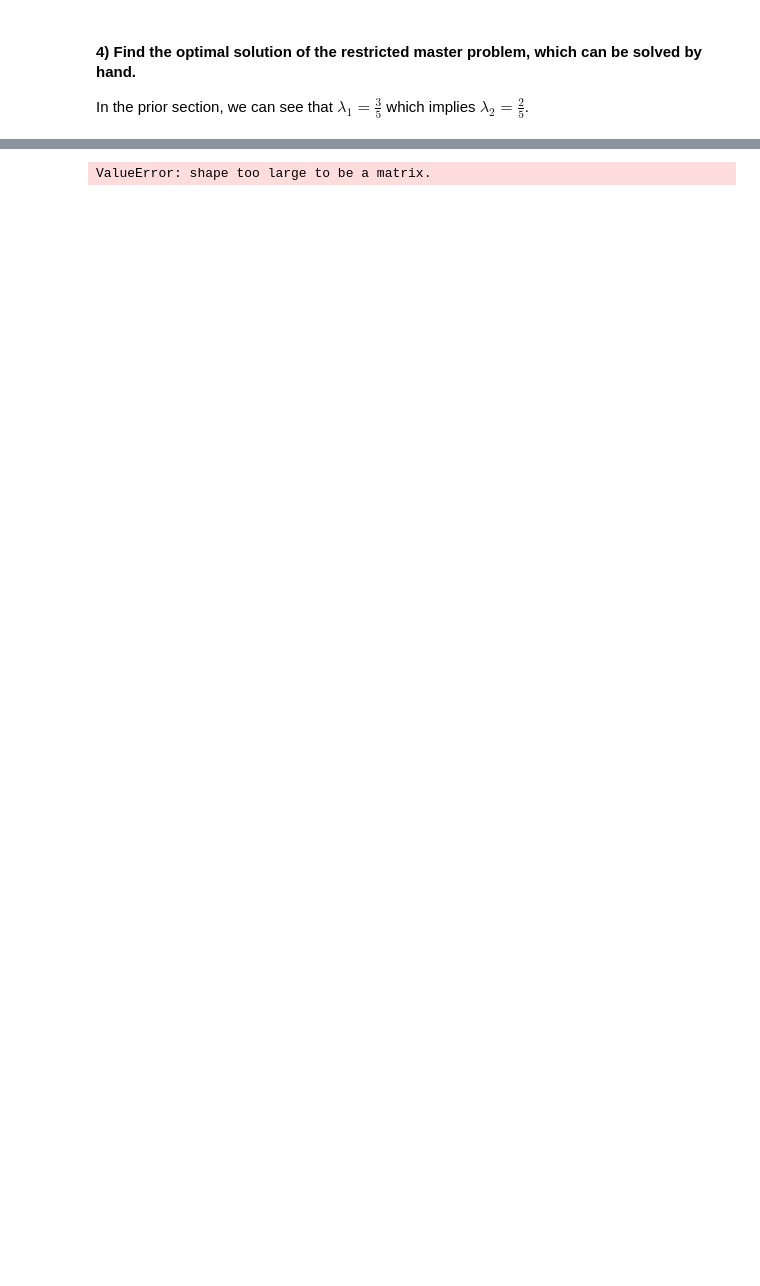
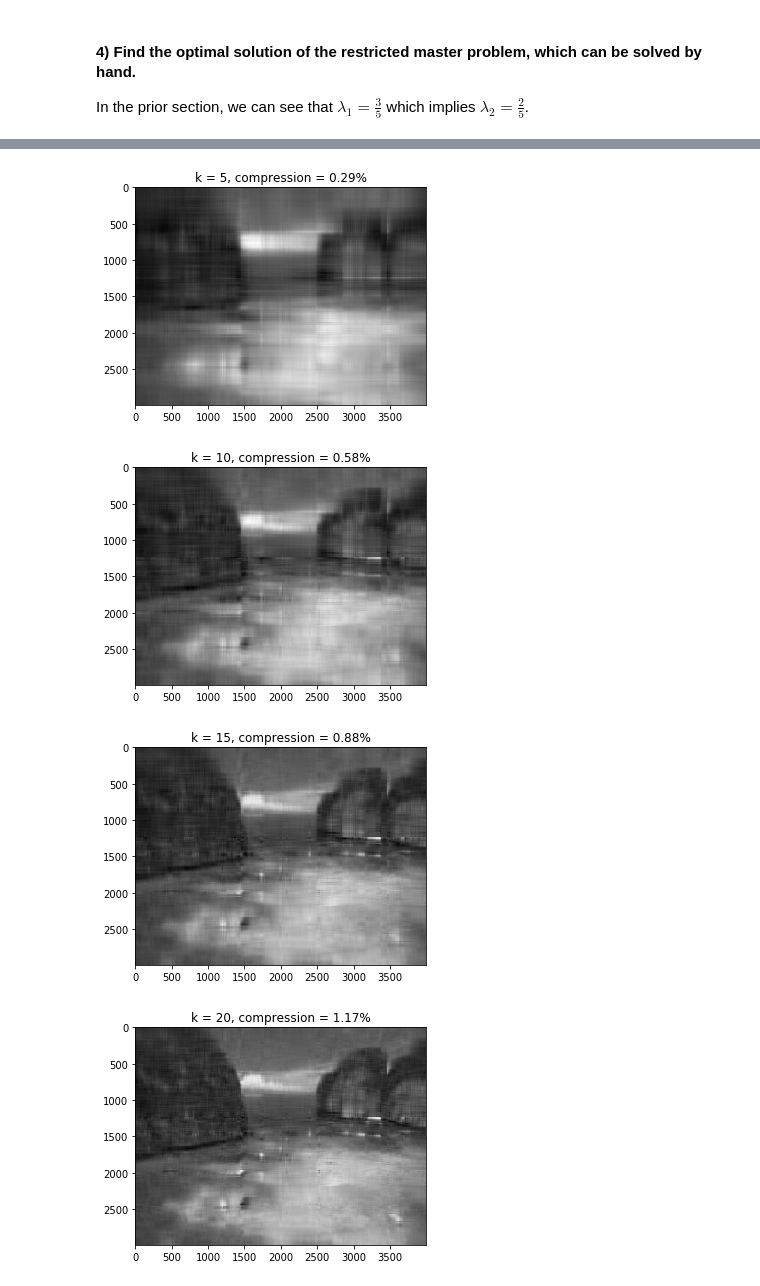
Before and after one commit to RobertCPhillips/EdxGTDeterministicOptimization, a Jupyter notebook: week11/hw11.ipynb, the cells around one changed output, grey strips where cells are left out. Cells and saved outputs as stored; diff of their text form; code cells hidden in the pictures; blank space fills up the shorter version.

```diff
--- a/week11/hw11.ipynb
+++ b/week11/hw11.ipynb
@@ -117,14 +118,17 @@ img_reshaped = img.reshape((orig_shape[0],orig_shape[1]*3))
 # %%
-U, sigma, V = np.linalg.svd(img_reshaped)
+U, sigma, V = np.linalg.svd(imgmat)
 # %%
+cmp = (img.size[0] + img.size[1]) / (img.size[0]*img.size[1])
 
-for i in range(100, 501, 100):
-    newimg = np.matrix(U[:, :i]) * np.diag(sigma[:i]) * np.matrix(V[:i, :])
-    newimg = newimg.reshape(orig_shape)
-    plt.figure(figsize=(4, 4))
-    plt.imshow(newimg)
-    title = "n = {}".format(i)
+for k in [5, 10, 15, 20, 25, 100]:
+    newimg = U[:, :k] * np.diag(sigma[:k]) * V[:k, :]
+    plt.figure(figsize=(6, 4))
+    plt.imshow(newimg, cmap='gray')
+    title = "k = {}, compression = {}%".format(k, round(100.*cmp*k,2))
     plt.title(title)
     plt.show()
 # %% [output]
-ValueError: shape too large to be a matrix.
+[figure, added]
+[figure, added]
+[figure, added]
+[figure, added]
```
Also changed, not shown: parts of 7 cells of this notebook, 14 other files.
